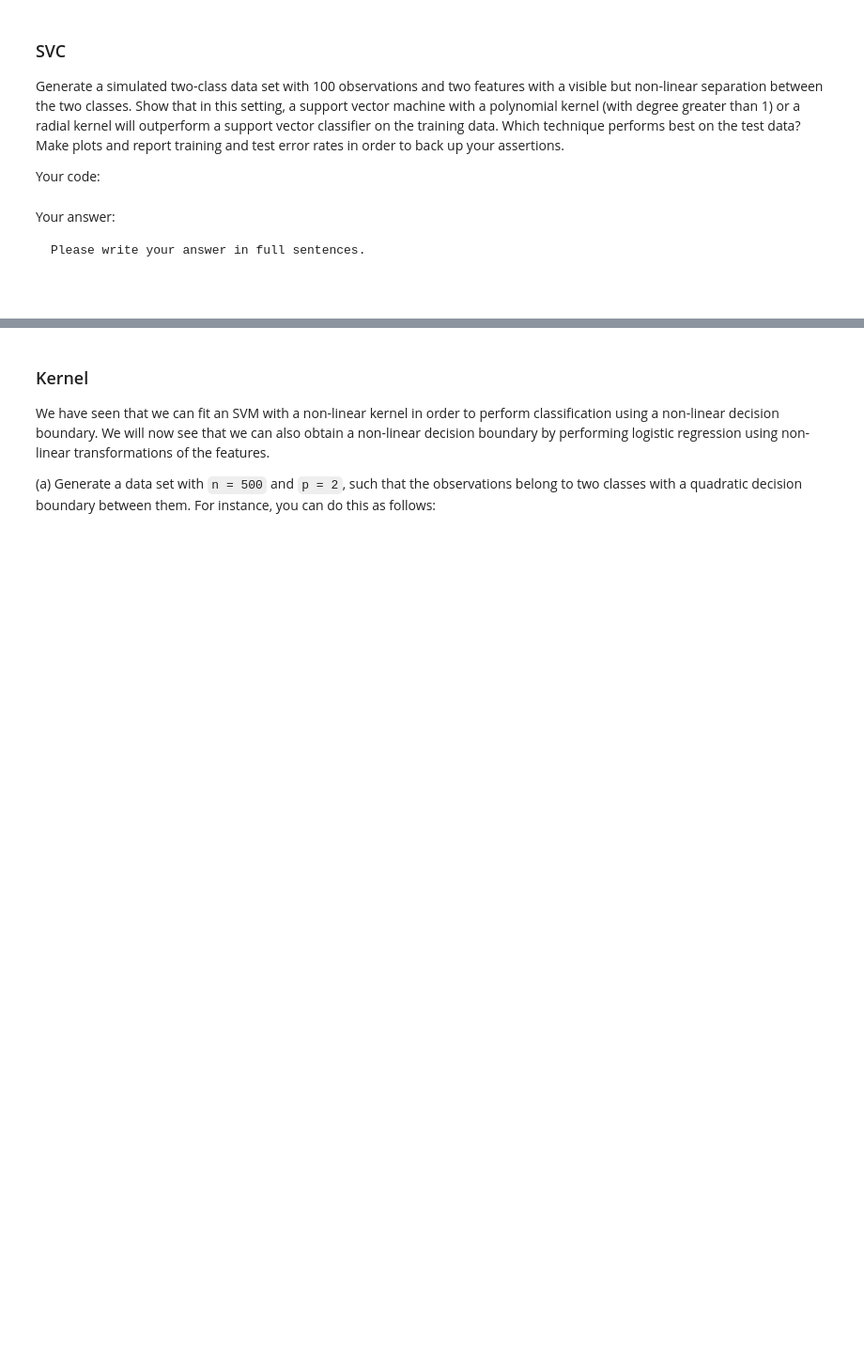
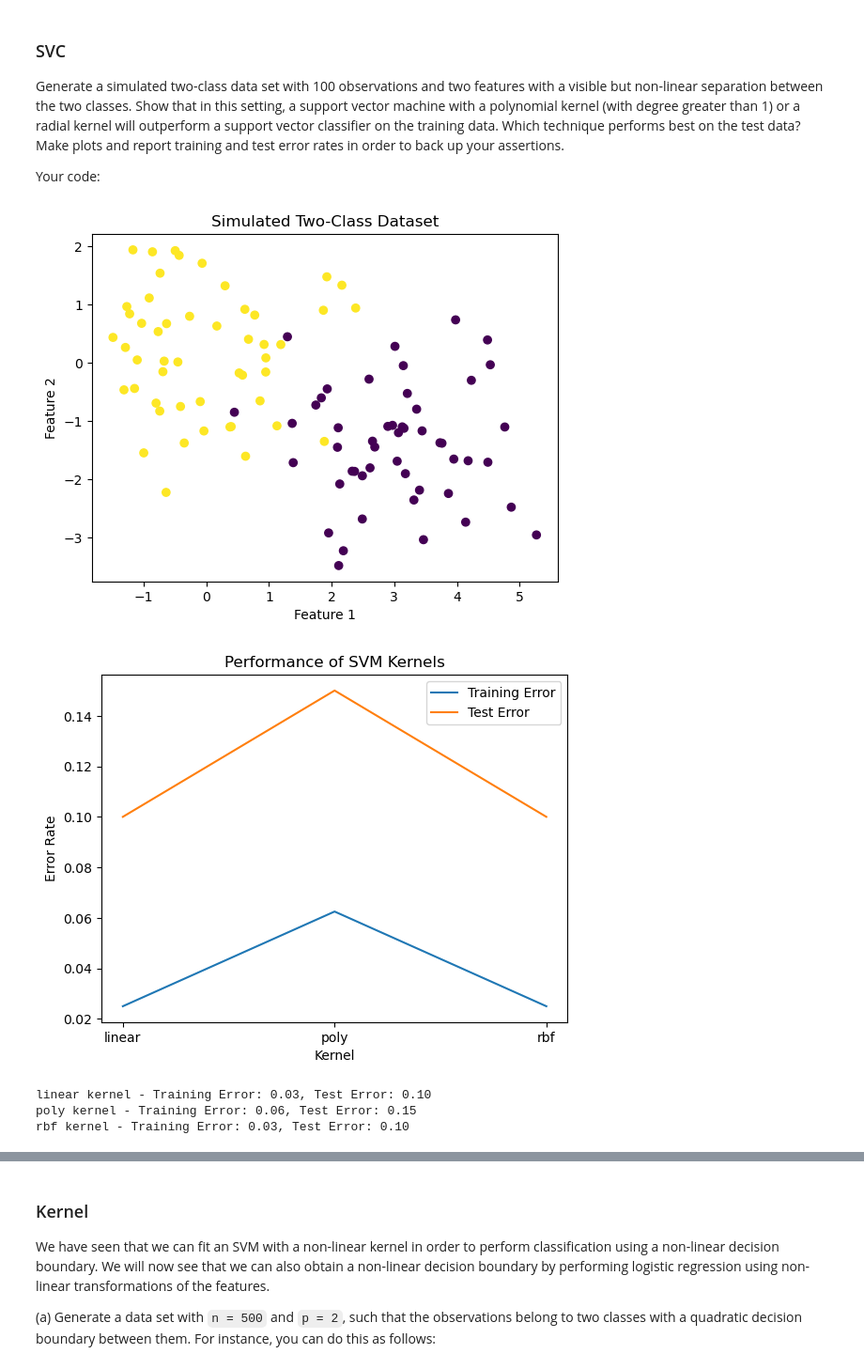
Before and after one commit to BU-MSSP-Classroom/MA679_Spring2024_08_svm-SwaineXiong, a Jupyter notebook: 08_SVM_Python.ipynb, the cells around one changed output, grey strips where cells are left out. Shown: that part at 94% size. Saved outputs shown, nothing was run; the diff lists cells and outputs as text; code cells hidden in the pictures; blank space fills up the shorter version.

```diff
--- a/08_SVM_Python.ipynb
+++ b/08_SVM_Python.ipynb
@@ -107,8 +130,64 @@ Your code:
-# %% [markdown]
-Your answer:
-
-~~~
-Please write your answer in full sentences.
-
-
-~~~
+# %%
+from sklearn.datasets import make_classification
+from sklearn.datasets import make_classification
+from sklearn.model_selection import train_test_split
+from sklearn.svm import SVC
+from sklearn.metrics import accuracy_score
+import matplotlib.pyplot as plt
+
+np.random.seed(0)
+
+X = np.random.randn(100, 2)
+
+# Generate non-linear separation between the two classes
+X[:50, 0] += 3
+X[:50, 1] -= 1.5
+
+# Generate labels y for the two classes
+y = np.concatenate([np.zeros(50), np.ones(50)])
+
+
+X_train, X_test, y_train, y_test = train_test_split(X, y, test_size=0.2, random_state=42)
+
+kernels = ['linear', 'poly', 'rbf']
+train_errors = []
+test_errors = []
+
+for kernel in kernels:
+    svm = SVC(kernel=kernel)
+    svm.fit(X_train, y_train)
+
+    y_train_pred = svm.predict(X_train)
+    y_test_pred = svm.predict(X_test)
+
+    train_accuracy = accuracy_score(y_train, y_train_pred)
+    test_accuracy = accuracy_score(y_test, y_test_pred)
+
+    train_errors.append(1 - train_accuracy)
+    test_errors.append(1 - test_accuracy)
+
+plt.scatter(X[:, 0], X[:, 1], c=y)
+plt.xlabel('Feature 1')
+plt.ylabel('Feature 2')
+plt.title('Simulated Two-Class Dataset')
+plt.show()
+
+# Plot the training and test error rates
+plt.plot(kernels, train_errors, label='Training Error')
+plt.plot(kernels, test_errors, label='Test Error')
+plt.xlabel('Kernel')
+plt.ylabel('Error Rate')
+plt.title('Performance of SVM Kernels')
+plt.legend()
+plt.show()
+
+# Report training and test error rates
+for kernel, train_error, test_error in zip(kernels, train_errors, test_errors):
+    print(f'{kernel} kernel - Training Error: {train_error:.2f}, Test Error: {test_error:.2f}')
+plt.show()
+# %% [output]
+[figure, added]
+[figure, added]
+linear kernel - Training Error: 0.03, Test Error: 0.10
+poly kernel - Training Error: 0.06, Test Error: 0.15
+rbf kernel - Training Error: 0.03, Test Error: 0.10
```
Also changed, not shown: parts of 68 cells of this notebook.
